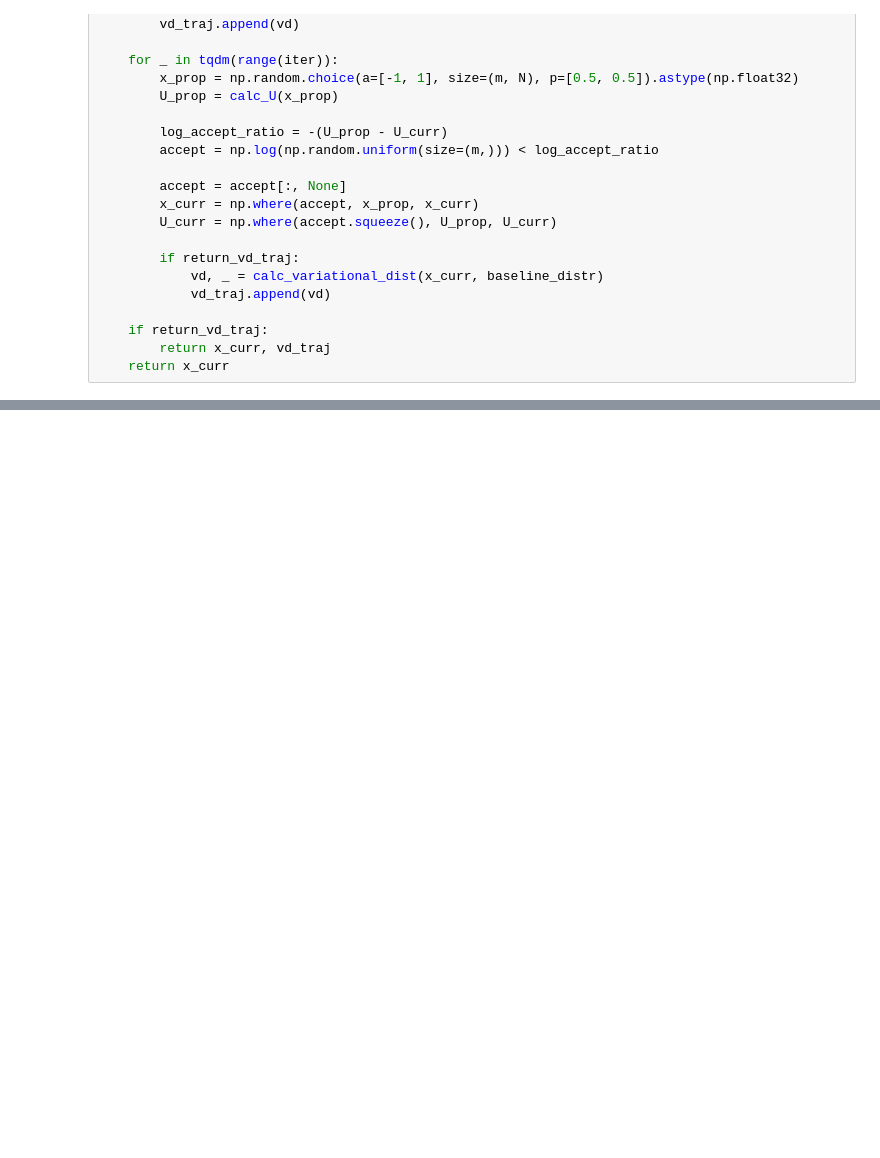
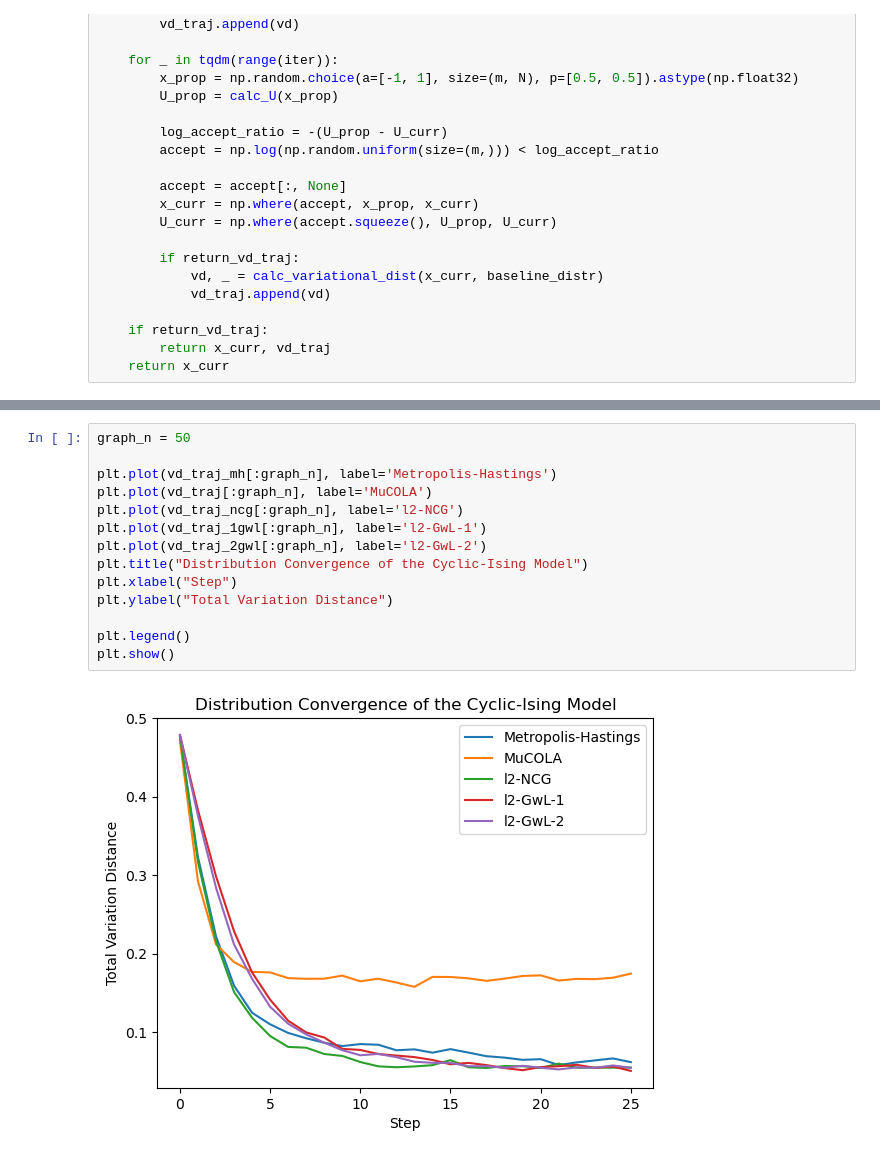
Before and after one commit to shainotshy1/MCMC_Comparisons, a Jupyter notebook: LanguageAlign/test.ipynb, the cells around one changed output, grey strips where cells are left out. Cells and saved outputs as stored; diff of their text form; blank space fills up the shorter version.

```diff
--- a/LanguageAlign/test.ipynb
+++ b/LanguageAlign/test.ipynb
@@ -330,3 +452,19 @@ plt.show()
+# %%
+graph_n = 50
+
+plt.plot(vd_traj_mh[:graph_n], label='Metropolis-Hastings')
+plt.plot(vd_traj[:graph_n], label='MuCOLA')
+plt.plot(vd_traj_ncg[:graph_n], label='l2-NCG')
+plt.plot(vd_traj_1gwl[:graph_n], label='l2-GwL-1')
+plt.plot(vd_traj_2gwl[:graph_n], label='l2-GwL-2')
+plt.title("Distribution Convergence of the Cyclic-Ising Model")
+plt.xlabel("Step")
+plt.ylabel("Total Variation Distance")
+
+plt.legend()
+plt.show()
+# %% [output]
+[figure, added]
 # %%
 import numpy as np
 import seaborn as sns
```
Also changed, not shown: parts of 12 cells of this notebook.
